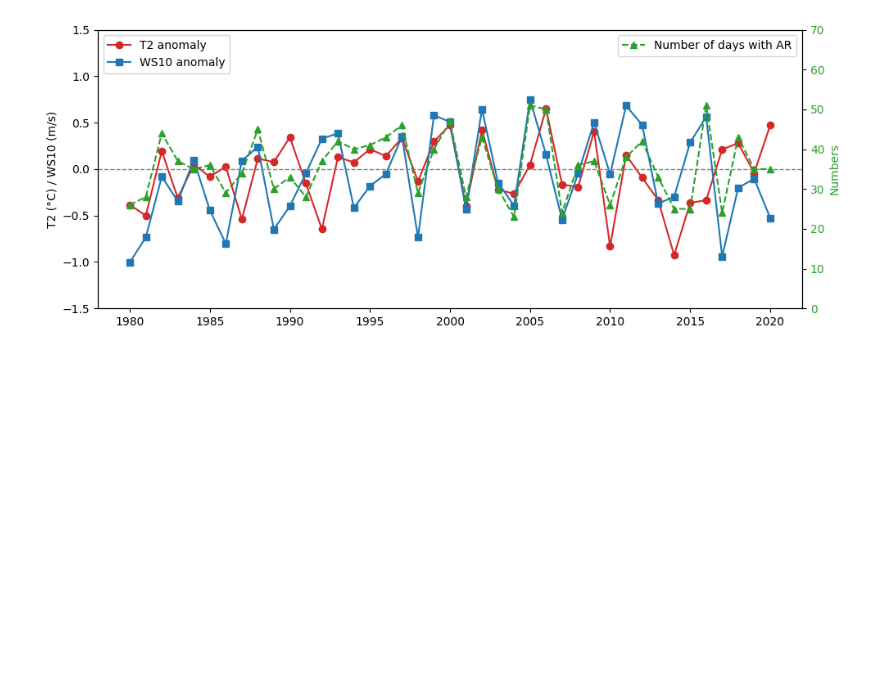
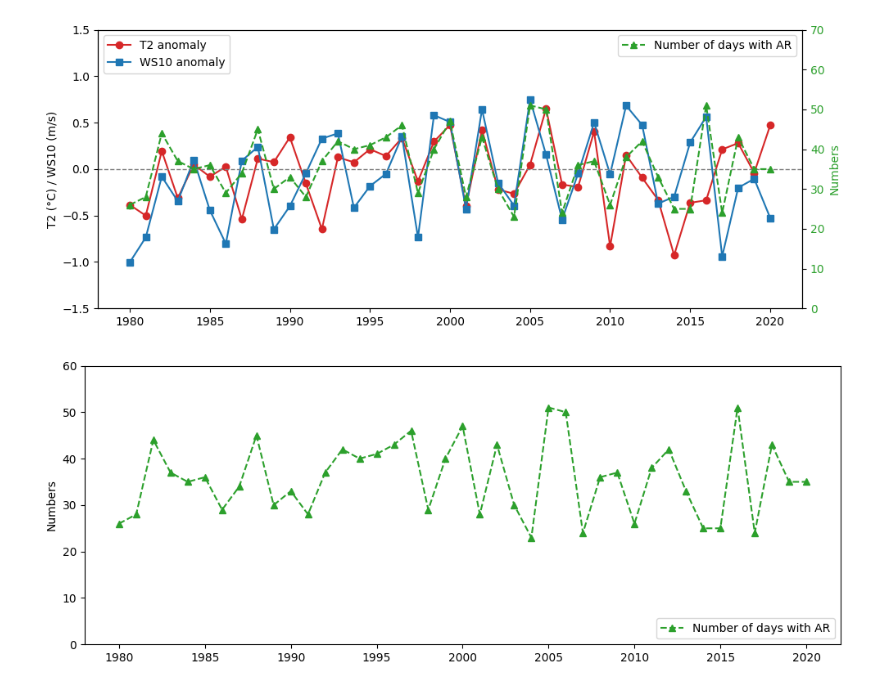
Before and after one commit to cryohydromettools/ARs_SSI_FEL, a Jupyter notebook: 10_plot_ARs_day.ipynb, the cells around one changed output. Cells and saved outputs as stored; diff of their text form; code cells hidden in the pictures; blank space fills up the shorter version.

```diff
--- a/10_plot_ARs_day.ipynb
+++ b/10_plot_ARs_day.ipynb
@@ -121,14 +197,16 @@ lon_p = -58.89
 T2   = T2_an.sel(latitude=lat_p, longitude=lon_p, method='nearest').to_dataframe()[['t2m_anomaly']]
 WS10 = WS10_an.sel(latitude=lat_p, longitude=lon_p, method='nearest').to_dataframe()[['ws10_anomaly']]
 # %%
-AR_day_sea = count_NDJFM_JJA(df_AR[['ARs']], 1979, 2019)
+AR_day_summer = count_NDJFM_JJA(df_AR[['ARs']], 1979, 2019)
+AR_day_winter = count_AMJJASO(df_AR[['ARs']], 1979, 2019)
+AR_day_year   = count_N_to_O(df_AR[['ARs']], 1979, 2019)
 T2_yr      = mean_NDJFM_JJA(T2, 1979, 2019)
 WS10_yr    = mean_NDJFM_JJA(WS10, 1979, 2019)
 # %%
 import matplotlib.pyplot as plt
 
 # Ensure indexes are integers (year)
-AR_day_sea.index = AR_day_sea.index.astype(int)
+AR_day_summer.index = AR_day_summer.index.astype(int)
 T2_yr.index = T2_yr.index.astype(int)
 WS10_yr.index = WS10_yr.index.astype(int)
 
@@ -146,7 +224,7 @@ ax1.axhline(0, color='gray', linestyle='--', linewidth=1)
 
 # Create secondary y-axis for ARs
 ax2 = ax1.twinx()
-ax2.plot(AR_day_sea.index, AR_day_sea['NDJFM'], label='Number of days with AR', color='tab:green', linestyle='--', marker='^')
+ax2.plot(AR_day_summer.index, AR_day_summer['NDJFM'], label='Number of days with AR', color='tab:green', linestyle='--', marker='^')
 ax2.set_ylabel('Numbers', color='tab:green')
 ax2.tick_params(axis='y', labelcolor='tab:green')
 ax2.legend(loc='upper right')
@@ -157,3 +235,23 @@ plt.tight_layout()
 fig.savefig(f"fig/T2_WS10_ann_ARdays_1980_2022.png", dpi = 300, facecolor='w', bbox_inches = 'tight', pad_inches = 0.1)
 # %% [output]
 [figure]
+# %%
+import matplotlib.pyplot as plt
+
+# Ensure indexes are integers (year)
+AR_day_summer.index = AR_day_summer.index.astype(int)
+
+# Create the figure and primary axis
+fig, ax1 = plt.subplots(figsize=(10, 4))
+
+ax1.plot(AR_day_summer.index, AR_day_summer['NDJFM'], label='Number of days with AR', color='tab:green', linestyle='--', marker='^')
+ax1.set_ylabel('Numbers')
+#ax1.tick_params(axis='y', labelcolor='tab:green')
+ax1.legend(loc='lower right')
+ax1.set_ylim(0,60)
+
+# Final adjustments
+plt.tight_layout()
+fig.savefig(f"fig/ARs_day_summer_1980_2022.png", dpi = 300, facecolor='w', bbox_inches = 'tight', pad_inches = 0.1)
+# %% [output]
+[figure, added]
```
Also changed, not shown: parts of 3 cells of this notebook, 3 other files.
